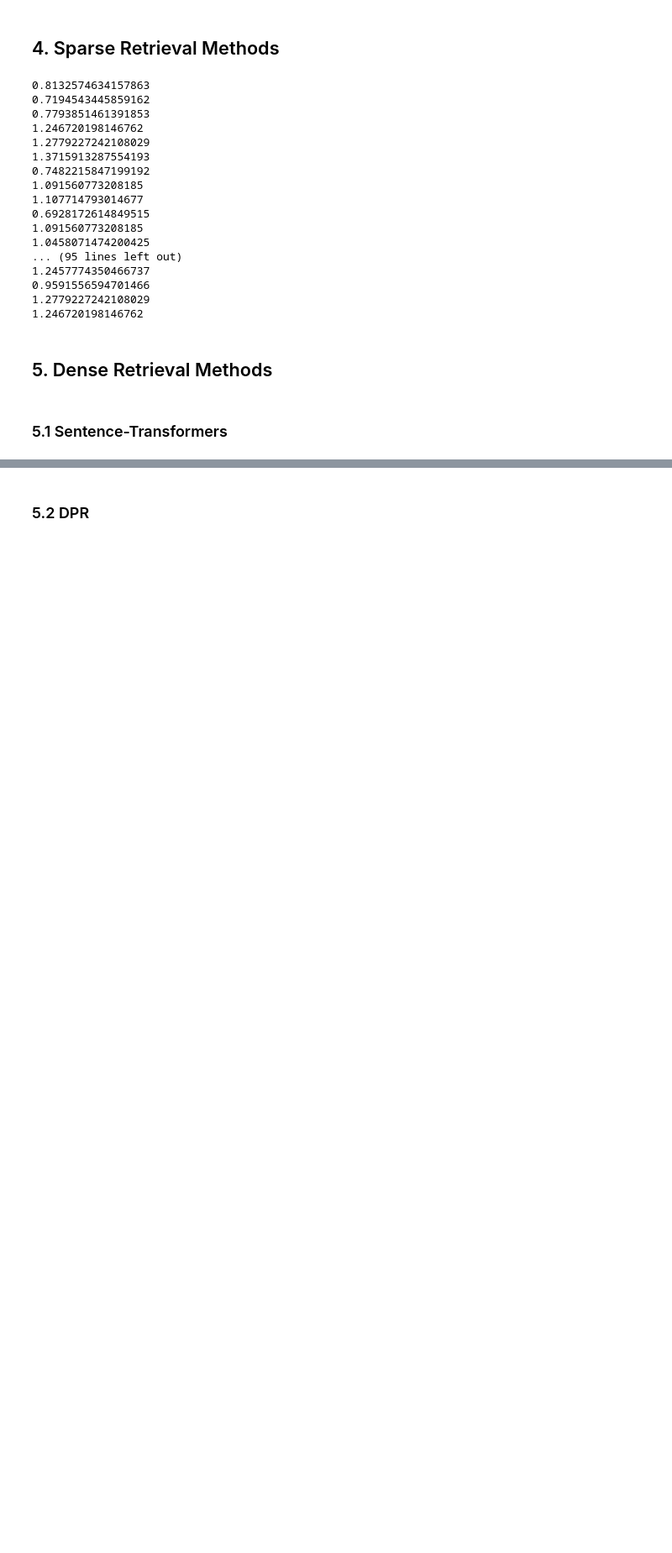
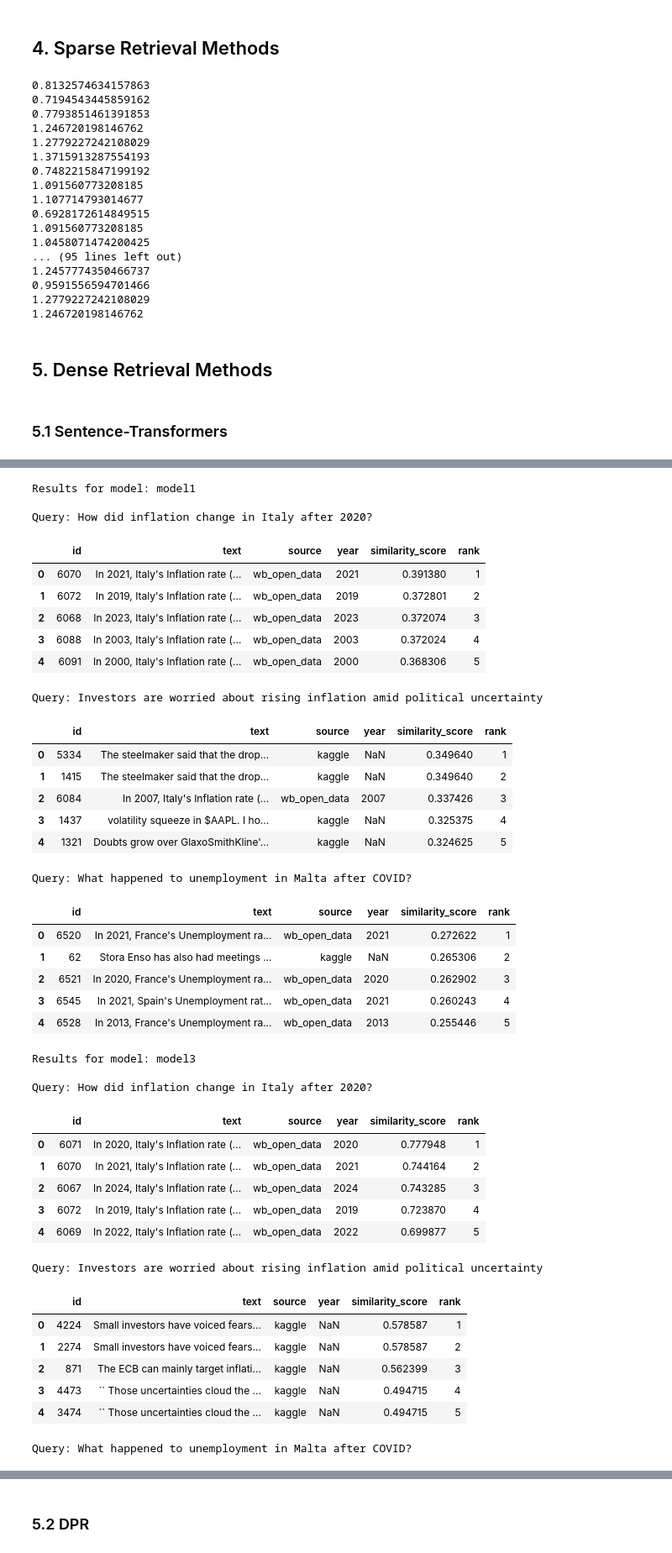
Before and after one commit to DavidF-22/ICS5111-MiningLargeScaleData_Project, a Jupyter notebook: RagAssignment.ipynb, the cells around one changed output, grey strips where cells are left out. Shown at 84% size. Drawn from its saved outputs; the diff is of its cells as text; code cells hidden in the pictures; blank space fills up the shorter version.

```diff
--- a/RagAssignment.ipynb
+++ b/RagAssignment.ipynb
@@ -857,8 +871,11 @@ sbert_model = SentenceTransformer("sentence-transformers/all-MiniLM-L6-v2")
 # %%
-doc_embeddings_sbert = sbert_model.encode(
-    doc_texts,
-    batch_size=32,
-    show_progress_bar=True,
-    convert_to_numpy=True,
-    normalize_embeddings=True
-)
+for model, name in [(model1, "model1"), (model2, "model2"), (model3, "model3")]:
+    print(f"Encoding documents with model: {name}")
+    doc_embeddings_sbert = model.encode(
+        doc_texts,
+        batch_size=16,
+        show_progress_bar=True,
+        convert_to_numpy=True,
+        normalize_embeddings=True
+    )
+    print("\n")
@@ -889,7 +923,11 @@ queries = [
     "What happened to unemployment in Malta after COVID?"
 ]
 
-for q in queries:
-    sbert_results = sbert_retrieve(q, top_k=5)
-    display(sbert_results)
+results = {}
+
+for model, name in [(model1, "model1"), (model2, "model2"), (model3, "model3")]:
+    results[name] = {}
+
+    for q in queries:
+        results[name][q] = sbert_retrieve(model, q, top_k=5)
 # %% [output]
@@ -913,0 +935,51 @@ for q in queries:
+# %%
+# Dsplay results
+for model_name, model_results in results.items():
+    print(f"Results for model: {model_name}\n")
+    for query, df in model_results.items():
+        print(f"Query: {query}")
+        display(df)
+        print("\n")
+
+    print("\n\n")
+# %% [output]
+Results for model: model1
+
+Query: How did inflation change in Italy after 2020?
+|  | id | text | source | year | similarity_score | rank |
+| 0 | 6070 | In 2021, Italy's Inflation rate (... | wb_open_data | 2021 | 0.391380 | 1 |
+| 1 | 6072 | In 2019, Italy's Inflation rate (... | wb_open_data | 2019 | 0.372801 | 2 |
+| 2 | 6068 | In 2023, Italy's Inflation rate (... | wb_open_data | 2023 | 0.372074 | 3 |
+| 3 | 6088 | In 2003, Italy's Inflation rate (... | wb_open_data | 2003 | 0.372024 | 4 |
+| 4 | 6091 | In 2000, Italy's Inflation rate (... | wb_open_data | 2000 | 0.368306 | 5 |
+Query: Investors are worried about rising inflation amid political uncertainty
+|  | id | text | source | year | similarity_score | rank |
+| 0 | 5334 | The steelmaker said that the drop... | kaggle | NaN | 0.349640 | 1 |
+| 1 | 1415 | The steelmaker said that the drop... | kaggle | NaN | 0.349640 | 2 |
+| 2 | 6084 | In 2007, Italy's Inflation rate (... | wb_open_data | 2007 | 0.337426 | 3 |
+| 3 | 1437 | volatility squeeze in $AAPL. I ho... | kaggle | NaN | 0.325375 | 4 |
+| 4 | 1321 | Doubts grow over GlaxoSmithKline'... | kaggle | NaN | 0.324625 | 5 |
+Query: What happened to unemployment in Malta after COVID?
+|  | id | text | source | year | similarity_score | rank |
+| 0 | 6520 | In 2021, France's Unemployment ra... | wb_open_data | 2021 | 0.272622 | 1 |
+| 1 | 62 | Stora Enso has also had meetings ... | kaggle | NaN | 0.265306 | 2 |
+| 2 | 6521 | In 2020, France's Unemployment ra... | wb_open_data | 2020 | 0.262902 | 3 |
+| 3 | 6545 | In 2021, Spain's Unemployment rat... | wb_open_data | 2021 | 0.260243 | 4 |
+| 4 | 6528 | In 2013, France's Unemployment ra... | wb_open_data | 2013 | 0.255446 | 5 |
+Results for model: model3
+
+Query: How did inflation change in Italy after 2020?
+|  | id | text | source | year | similarity_score | rank |
+| 0 | 6071 | In 2020, Italy's Inflation rate (... | wb_open_data | 2020 | 0.777948 | 1 |
+| 1 | 6070 | In 2021, Italy's Inflation rate (... | wb_open_data | 2021 | 0.744164 | 2 |
+| 2 | 6067 | In 2024, Italy's Inflation rate (... | wb_open_data | 2024 | 0.743285 | 3 |
+| 3 | 6072 | In 2019, Italy's Inflation rate (... | wb_open_data | 2019 | 0.723870 | 4 |
+| 4 | 6069 | In 2022, Italy's Inflation rate (... | wb_open_data | 2022 | 0.699877 | 5 |
+Query: Investors are worried about rising inflation amid political uncertainty
+|  | id | text | source | year | similarity_score | rank |
+| 0 | 4224 | Small investors have voiced fears... | kaggle | NaN | 0.578587 | 1 |
+| 1 | 2274 | Small investors have voiced fears... | kaggle | NaN | 0.578587 | 2 |
+| 2 | 871 | The ECB can mainly target inflati... | kaggle | NaN | 0.562399 | 3 |
+| 3 | 4473 | `` Those uncertainties cloud the ... | kaggle | NaN | 0.494715 | 4 |
+| 4 | 3474 | `` Those uncertainties cloud the ... | kaggle | NaN | 0.494715 | 5 |
+Query: What happened to unemployment in Malta after COVID?
```
Also changed, not shown: parts of 6 cells of this notebook.
